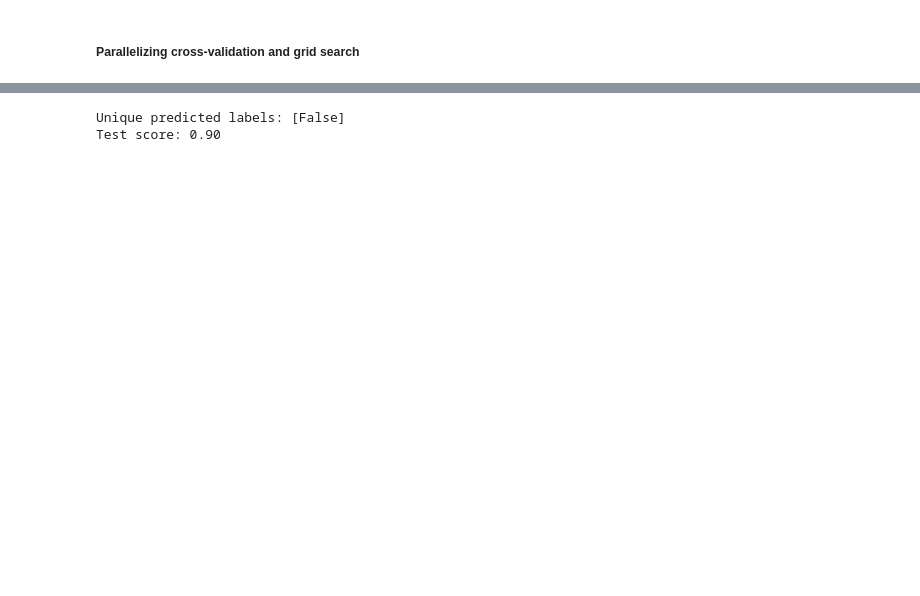
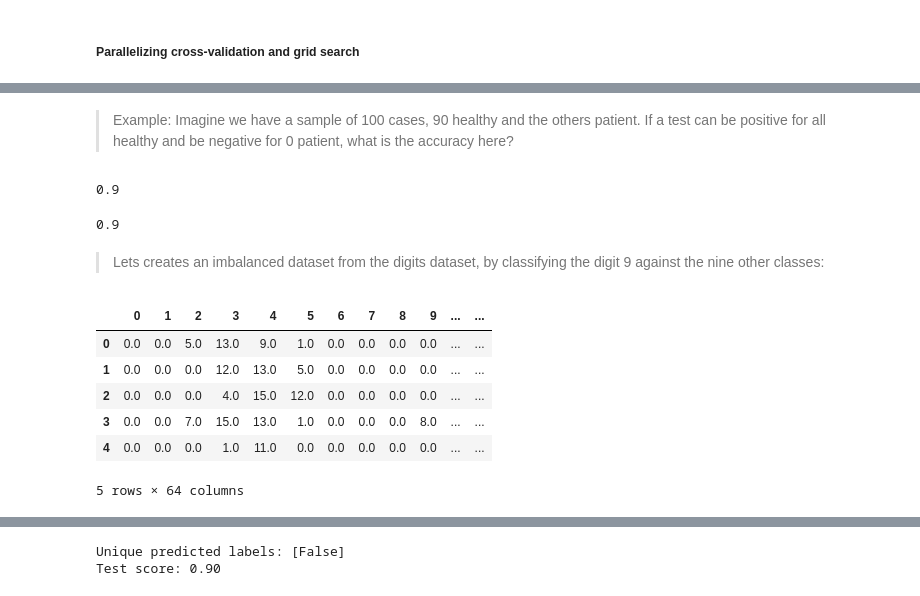
Before and after one commit to shmuhammadd/Introduction_to_machine_learning_with_Pyhon, a Jupyter notebook: 05-model-evaluation-and-improvement.ipynb, the cells around one changed output, grey strips where cells are left out. Cells and saved outputs as stored; diff of their text form; code cells hidden in the pictures; blank space fills up the shorter version.

```diff
--- a/05-model-evaluation-and-improvement.ipynb
+++ b/05-model-evaluation-and-improvement.ipynb
@@ -844,2 +888,16 @@ Cross-validation scores: [0.967 1.    0.967 0.967 1.   ]
+# %% [markdown]
+> Example: Imagine we have a sample of 100 cases, 90 healthy and the others patient. If a test can be positive for all healthy and be negative for 0 patient, what is the accuracy here?
+# %%
+Accuracy = (90+0)/100
+Accuracy    # 100percent
+# %% [output]
+0.9
+# %%
+Accuracy = (90+0)/100
+Accuracy    # 100percent
+# %% [output]
+0.9
+# %% [markdown]
+> Lets creates an  imbalanced dataset from the digits dataset, by classifying the digit 9 against the nine other classes:
 # %%
 from sklearn.datasets import load_digits
@@ -849,3 +908,13 @@ y = digits.target == 9
 
 X_train, X_test, y_train, y_test = train_test_split(
     digits.data, y, random_state=0)
+# %%
+pd.DataFrame(digits.data).head()
+# %% [output]
+|  | 0 | 1 | 2 | 3 | 4 | 5 | 6 | 7 | 8 | 9 | ... | ... |
+| 0 | 0.0 | 0.0 | 5.0 | 13.0 | 9.0 | 1.0 | 0.0 | 0.0 | 0.0 | 0.0 | ... | ... |
+| 1 | 0.0 | 0.0 | 0.0 | 12.0 | 13.0 | 5.0 | 0.0 | 0.0 | 0.0 | 0.0 | ... | ... |
+| 2 | 0.0 | 0.0 | 0.0 | 4.0 | 15.0 | 12.0 | 0.0 | 0.0 | 0.0 | 0.0 | ... | ... |
+| 3 | 0.0 | 0.0 | 7.0 | 15.0 | 13.0 | 1.0 | 0.0 | 0.0 | 0.0 | 8.0 | ... | ... |
+| 4 | 0.0 | 0.0 | 0.0 | 1.0 | 11.0 | 0.0 | 0.0 | 0.0 | 0.0 | 0.0 | ... | ... |
+5 rows × 64 columns
```
Also changed, not shown: parts of 97 cells of this notebook, 2 other files.
